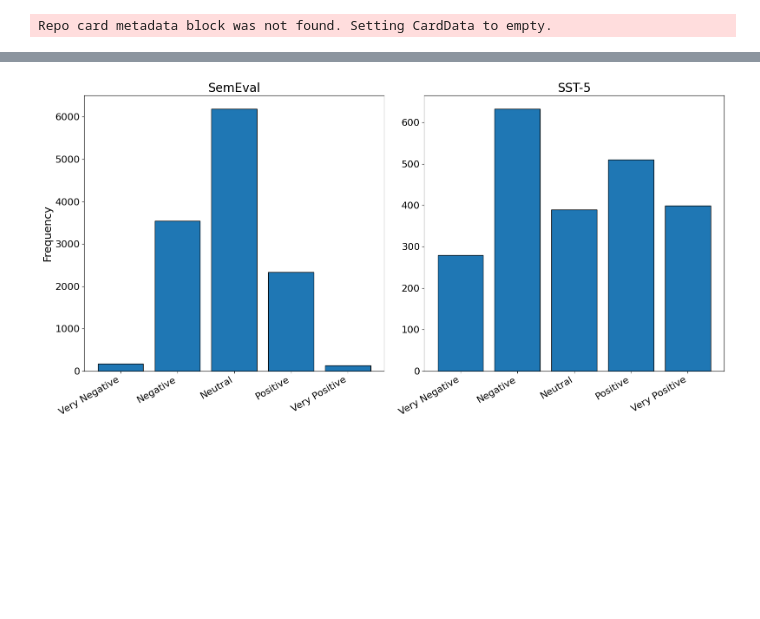
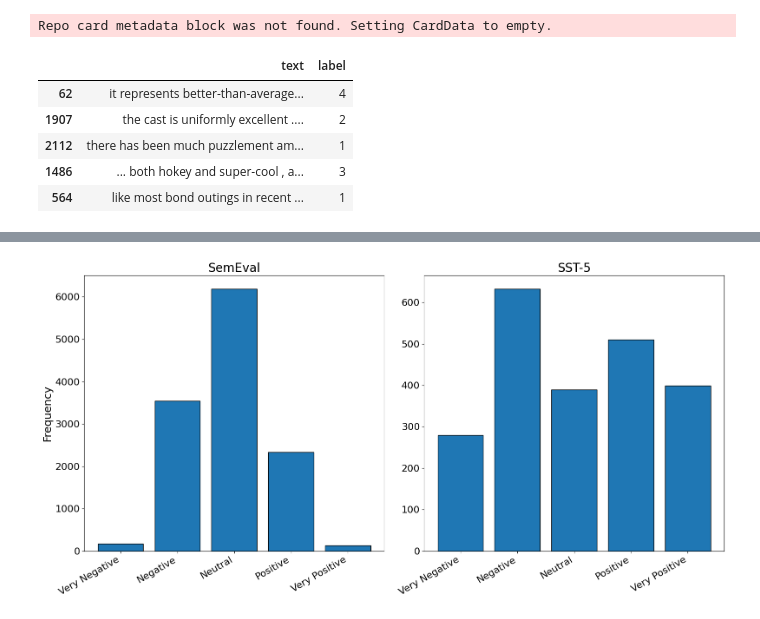
Before and after one commit to gsscala/llm-comparison, a Jupyter notebook: compare.ipynb, the cells around one changed output, grey strips where cells are left out. Drawn from its saved outputs; the diff is of its cells as text; code cells hidden in the pictures; blank space fills up the shorter version.

```diff
--- a/compare.ipynb
+++ b/compare.ipynb
@@ -20,3 +20,12 @@ Repo card metadata block was not found. Setting CardData to empty.
 semeval['label'] = semeval['label'].map({-2: 0, -1: 1, 0: 2, 1: 3, 2: 4})
 semeval = semeval.drop(columns=['tweet_id'])
 sst = sst.drop(columns=['label_text'])
+# %%
+sst.sample(5)
+# %% [output]
+|  | text | label |
+| 62 | it represents better-than-average... | 4 |
+| 1907 | the cast is uniformly excellent .... | 2 |
+| 2112 | there has been much puzzlement am... | 1 |
+| 1486 | ... both hokey and super-cool , a... | 3 |
+| 564 | like most bond outings in recent ... | 1 |
```
Also changed, not shown: parts of 4 cells of this notebook.
